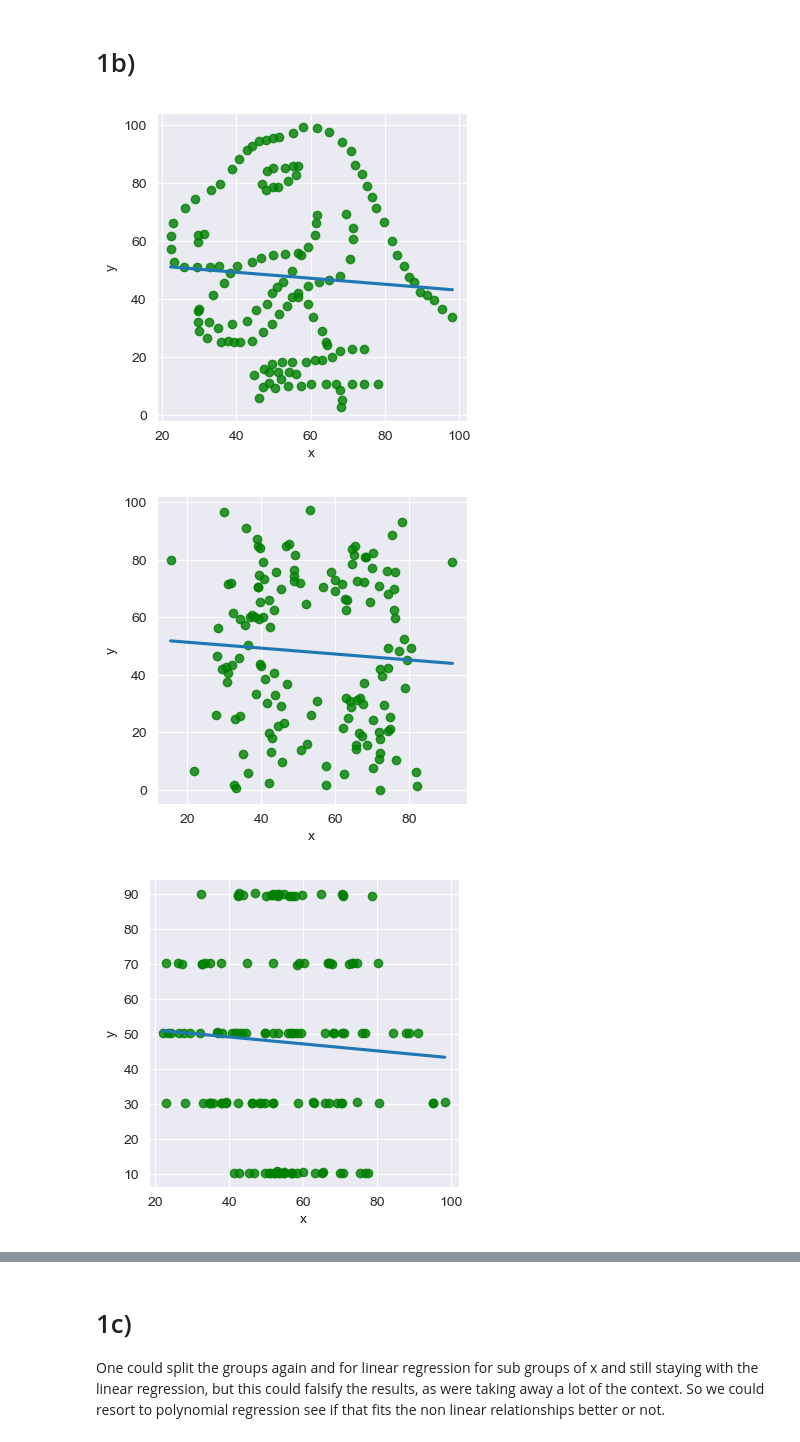
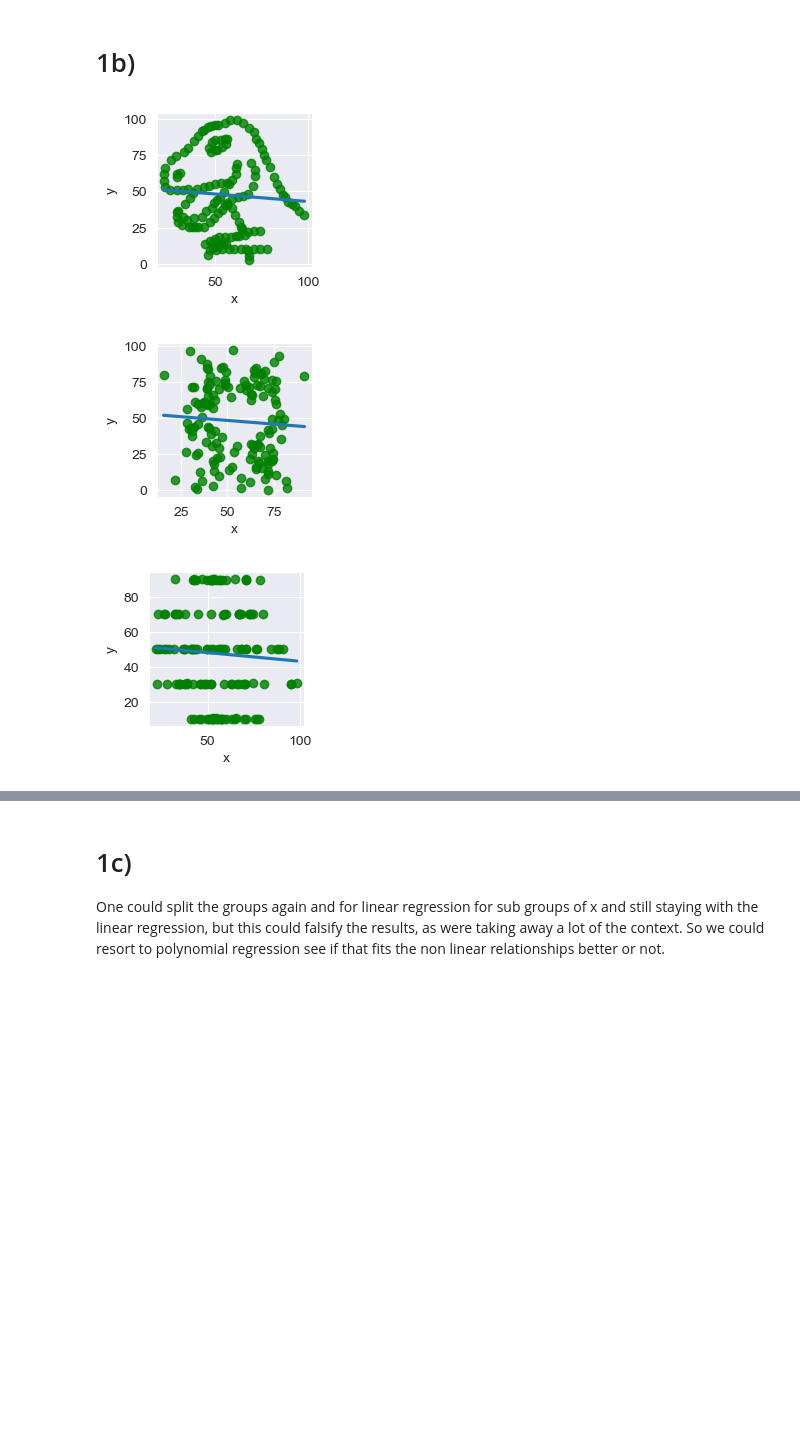
Before and after one commit to NickIsThere/AssessmentPDS2, a Jupyter notebook: Assessment2.ipynb, the cells around one changed output, grey strips where cells are left out. Drawn from its saved outputs; the diff is of its cells as text; code cells hidden in the pictures; blank space fills up the shorter version.

```diff
--- a/Assessment2.ipynb
+++ b/Assessment2.ipynb
@@ -42,12 +41,12 @@ for dataset_name in dataset_names:
 # %%
 for dataset_name in dataset_names:
     x = df.loc[df["dataset"] == dataset_name, "x"]
     y = df.loc[df["dataset"] == dataset_name, "y"]
 
-    plt.figure(figsize = (4,4))
+    plt.figure(figsize = (2,2))
 
     sns.regplot(x=x, y=y, ci=None, scatter_kws={"color": "green"})
 # %% [output]
-[figure, old version]
+[figure, new version]
-[figure, old version]
+[figure, new version]
-[figure, old version]
+[figure, new version]
```
Also changed, not shown: parts of 17 cells of this notebook, 5 other files.
